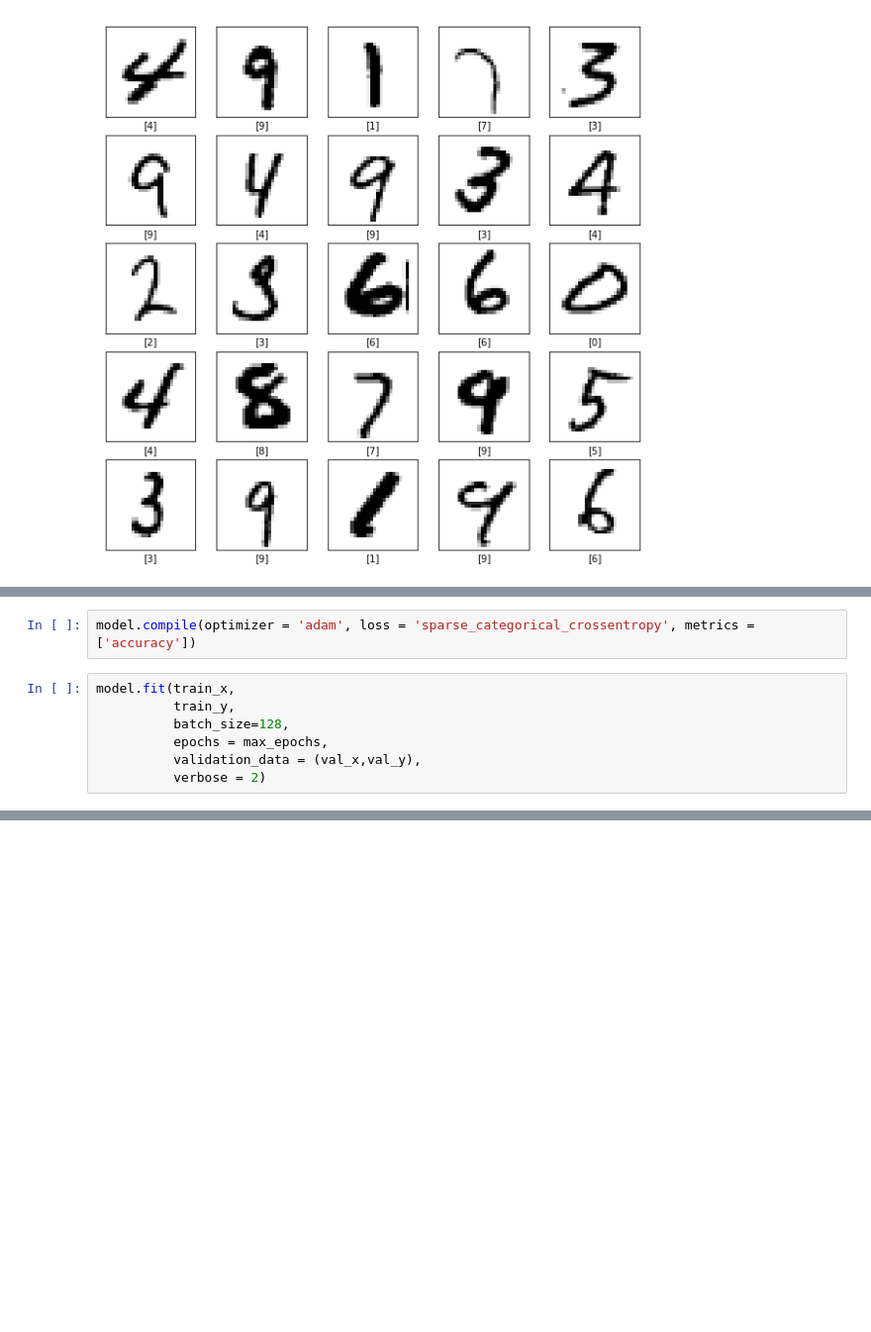
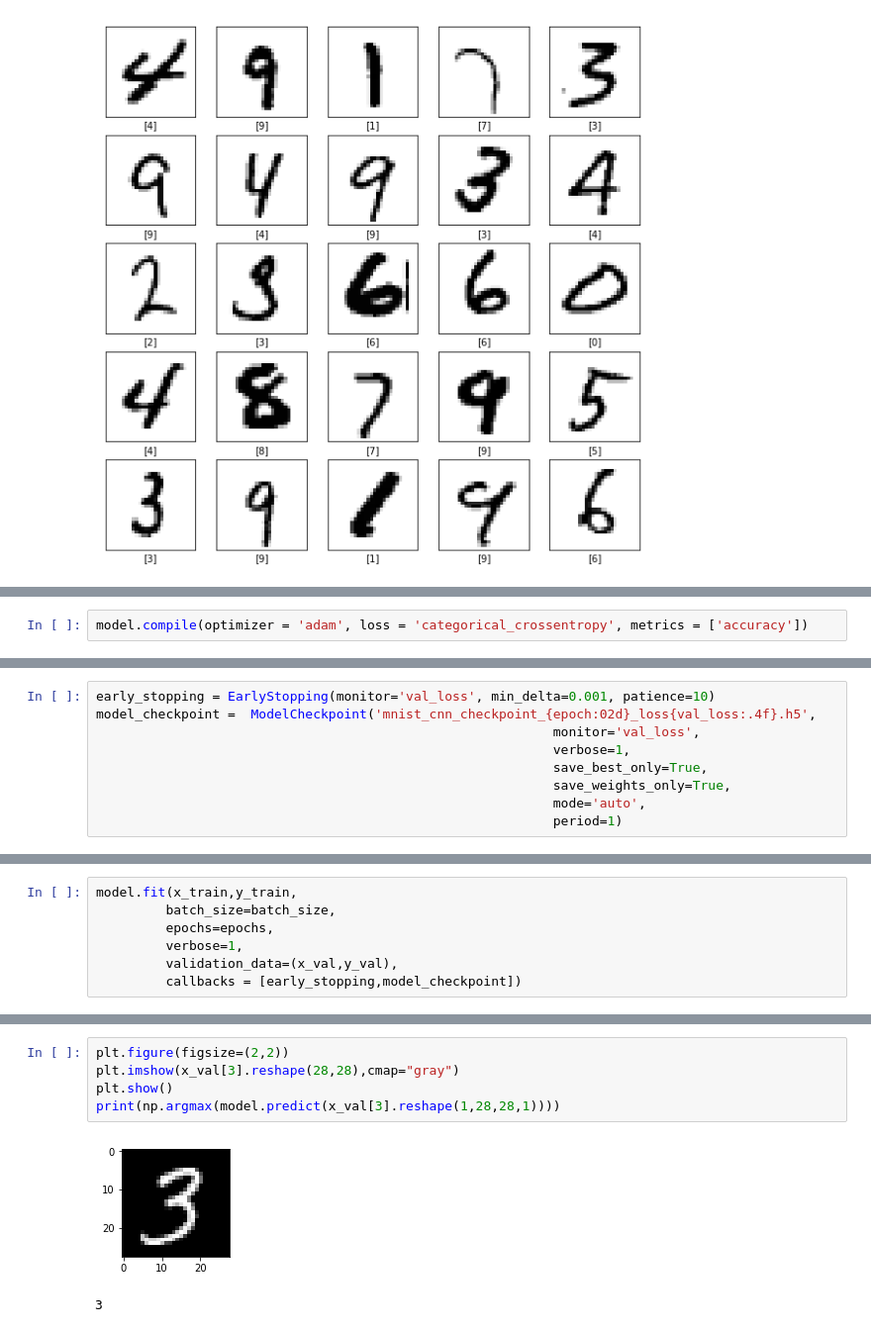
Before and after one commit to siddeshdhakar/Digit-Dataset, a Jupyter notebook: Digit Dataset.ipynb, the cells around one changed output, grey strips where cells are left out. Shown: that part at 99% size. Saved outputs shown, nothing was run; the diff lists cells and outputs as text; blank space fills up the shorter version.

```diff
--- a/Digit Dataset.ipynb
+++ b/Digit Dataset.ipynb
@@ -153,9 +232,2 @@ Call initializer instance with the dtype argument instead of passing it to the c
 # %%
-model.compile(optimizer = 'adam', loss = 'sparse_categorical_crossentropy', metrics = ['accuracy'])
+model.compile(optimizer = 'adam', loss = 'categorical_crossentropy', metrics = ['accuracy'])
-# %%
-model.fit(train_x,
-          train_y,
-          batch_size=128,
-          epochs = max_epochs,
-          validation_data = (val_x,val_y),
-          verbose = 2)
@@ -191,0 +240,9 @@ array([[2.34143730e-23, 2.09671359e-16, 5.04544052e-14, ...,
+# %%
+early_stopping = EarlyStopping(monitor='val_loss', min_delta=0.001, patience=10)
+model_checkpoint =  ModelCheckpoint('mnist_cnn_checkpoint_{epoch:02d}_loss{val_loss:.4f}.h5',
+                                                           monitor='val_loss',
+                                                           verbose=1,
+                                                           save_best_only=True,
+                                                           save_weights_only=True,
+                                                           mode='auto',
+                                                           period=1)
@@ -191,0 +251,7 @@ array([[2.34143730e-23, 2.09671359e-16, 5.04544052e-14, ...,
+# %%
+model.fit(x_train,y_train,
+         batch_size=batch_size,
+         epochs=epochs,
+         verbose=1,
+         validation_data=(x_val,y_val),
+         callbacks = [early_stopping,model_checkpoint])
@@ -191,0 +281,8 @@ array([[2.34143730e-23, 2.09671359e-16, 5.04544052e-14, ...,
+# %%
+plt.figure(figsize=(2,2))
+plt.imshow(x_val[3].reshape(28,28),cmap="gray")
+plt.show()
+print(np.argmax(model.predict(x_val[3].reshape(1,28,28,1))))
+# %% [output]
+[figure, added]
+3
```
Also changed, not shown: parts of 32 cells of this notebook, 9 other files.
